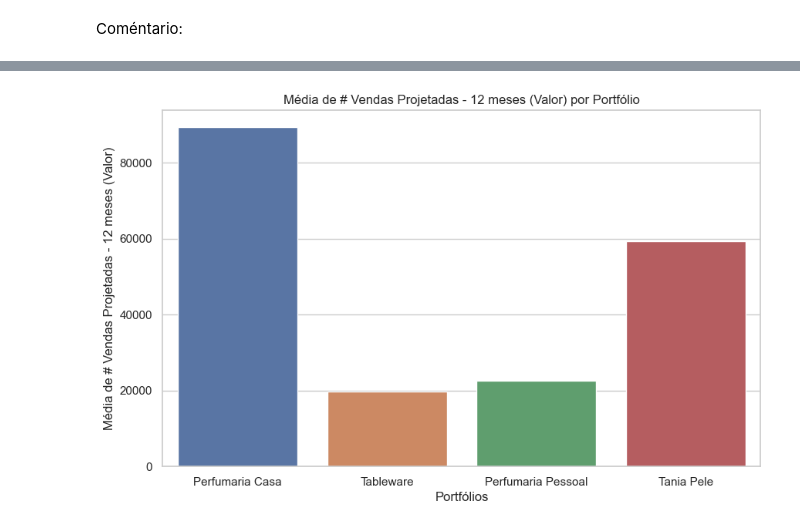
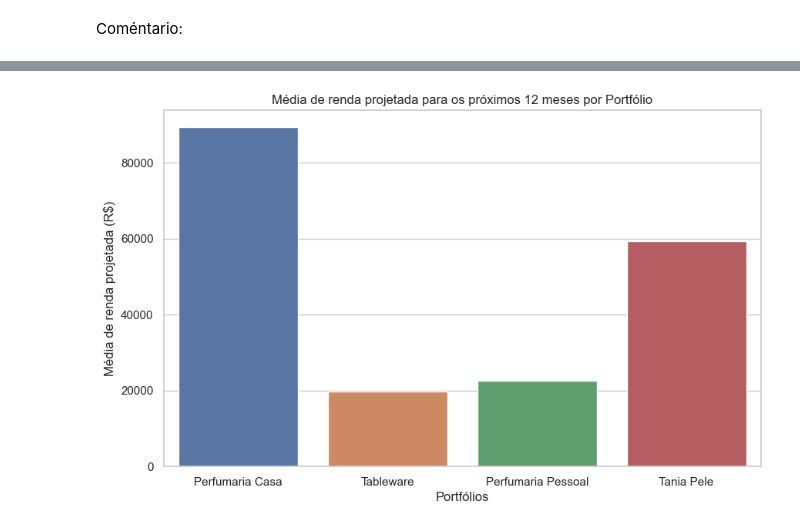
Before and after one commit to augustopinho/TB_analise_exploratoria, a Jupyter notebook: Tratamento_dataset.ipynb, the cells around one changed output, grey strips where cells are left out. Saved outputs shown, nothing was run; the diff lists cells and outputs as text; code cells hidden in the pictures.

```diff
--- a/Tratamento_dataset.ipynb
+++ b/Tratamento_dataset.ipynb
@@ -768,23 +768,23 @@ print(f'''
 # %%
 # Criando um gráfico para a média de Entradas por Portfólio
 coluna_de_interesse = '# Vendas Projetadas - 12 meses (Valor)'
 
 nome_dos_portifolios = ['Perfumaria Casa', 'Tableware', 'Perfumaria Pessoal', 'Tania Pele']
 
 medias_entradas = [i[coluna_de_interesse].mean() for i in portfolios_separados]
 
 #Criando o df para as médias
 df_medias_entradas = pd.DataFrame({'DataFrames': [f'DF{i + 1}' for i in range(len(portfolios_separados))],
                           f'Média de {coluna_de_interesse}': medias_entradas})
 
 # Criando um gráfico de barras com o Seaborn
 sns.set(style="whitegrid")
 plt.figure(figsize=(10, 6))
 ax = sns.barplot(x="DataFrames", y=f'Média de {coluna_de_interesse}', data=df_medias_entradas)
 ax.set_xticklabels(nome_dos_portifolios)
 plt.xlabel('Portfólios')
-plt.ylabel(f'Média de {coluna_de_interesse}')
-plt.title(f'Média de {coluna_de_interesse} por Portfólio')
+plt.ylabel(f'Média de renda projetada (R$)')
+plt.title(f'Média de renda projetada para os próximos 12 meses por Portfólio')
 plt.show()
 # %% [output]
-[figure, old version]
+[figure, new version]
```
Also changed, not shown: parts of 4 cells of this notebook, 2 other files.
